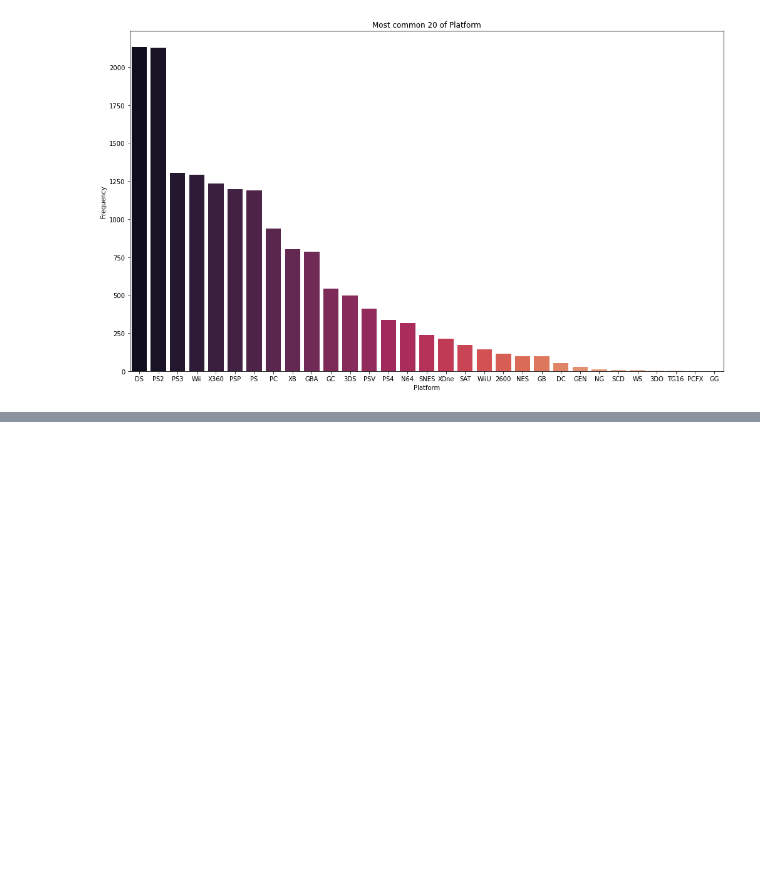
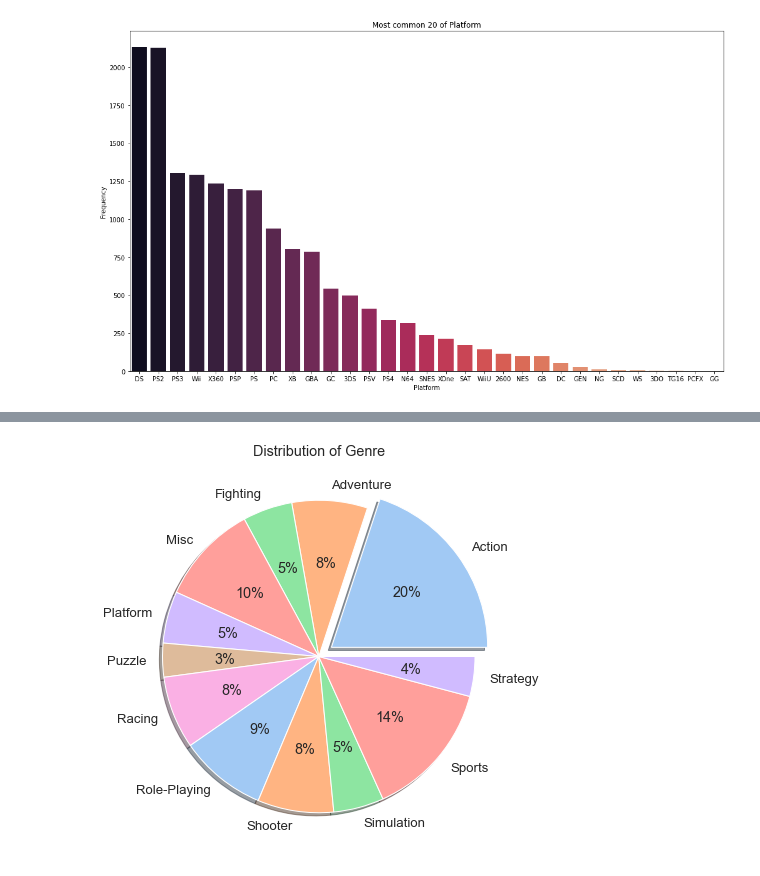
Before and after one commit to Sidhant1201/ViedoGameSales, a Jupyter notebook: VGsales EDAproject/VGsales.ipynb, the cells around one changed output, grey strips where cells are left out. Drawn from its saved outputs; the diff is of its cells as text; code cells hidden in the pictures; blank space fills up the shorter version.

```diff
--- a/VGsales EDAproject/VGsales.ipynb
+++ b/VGsales EDAproject/VGsales.ipynb
@@ -151,0 +168,11 @@ plt.show()
+# %%
+plt.figure(figsize = (7,10))
+sns.set(font_scale= 1.2)
+colors = sns.color_palette('pastel')[0:7]
+explode_arr = np.zeros(genre_count.no_of_games.size)
+explode_arr[0] = 0.1
+plt.pie(genre_count.no_of_games, labels = genre_count.Genre, colors = colors, autopct='%.0f%%', shadow = True, explode= explode_arr)
+plt.title('Distribution of Genre')
+plt.show()
+# %% [output]
+[figure, added]
```
Also changed, not shown: parts of 6 cells of this notebook.
